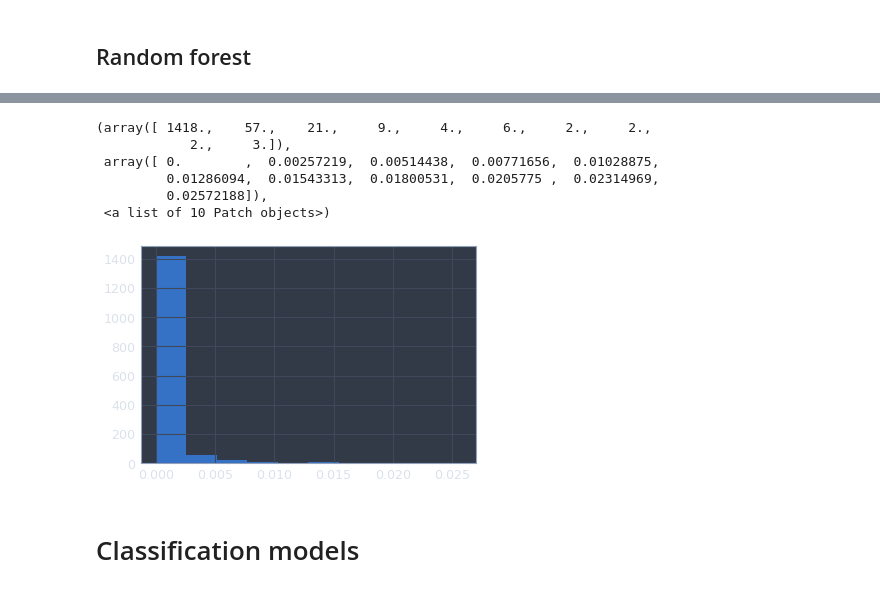
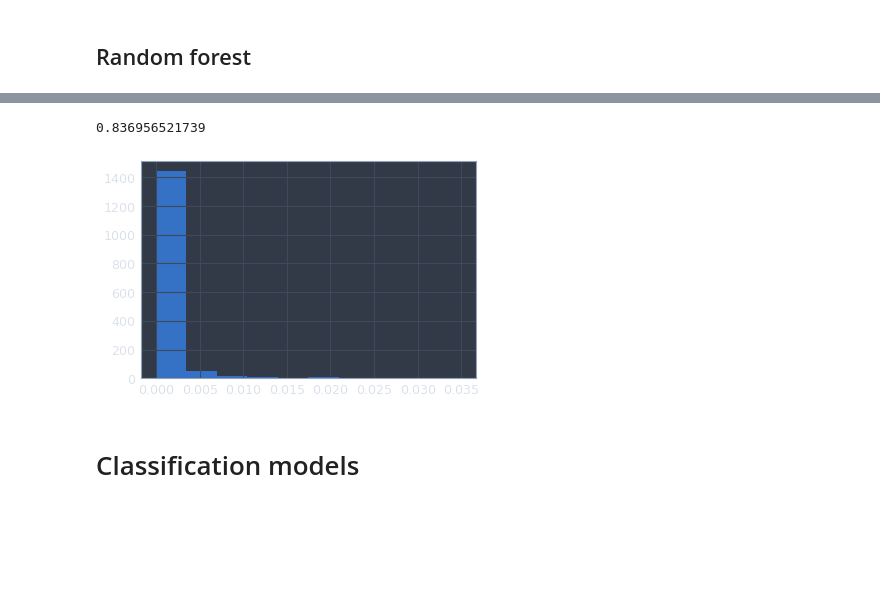
Before and after one commit to yurijvolkov/insilico, a Jupyter notebook: Main.ipynb, the cells around one changed output, grey strips where cells are left out. Cells and saved outputs as stored; diff of their text form; code cells hidden in the pictures; blank space fills up the shorter version.

```diff
--- a/Main.ipynb
+++ b/Main.ipynb
@@ -327,13 +327,48 @@ mtcs.accuracy_score(test_y, est.predict(test_X))
-# %%
-plt.hist(est.feature_importances_)
-# %% [output]
-(array([ 1418.,    57.,    21.,     9.,     4.,     6.,     2.,     2.,
-            2.,     3.]),
- array([ 0.        ,  0.00257219,  0.00514438,  0.00771656,  0.01028875,
-         0.01286094,  0.01543313,  0.01800531,  0.0205775 ,  0.02314969,
-         0.02572188]),
- <a list of 10 Patch objects>)
-[figure, removed]
+# %%
+class RandomForestFS(BaseEstimator):
+    def __init__(self, N=None):
+        self.N = N
+        self.est = ens.RandomForestClassifier()
+
+
+    def fit(self, X, y):
+        self.est.fit(X, y)
+        self.features = X.columns
+
+        return self
+
+
+    def transform(self, X, N=None):
+        if N:
+            features = self.select_most_important_ftrs(N)
+        else:
+            features = self.select_most_important_ftrs(self.N)
+
+        return X[features]
+
+
+    def predict(self, X):
+        return self.est.predict(X)
+
+
+    @property
+    def feature_importances_(self):
+        return self.est.feature_importances_
+
+
+    def select_most_important_ftrs(self, N):
+        feature_weight = sorted( zip(self.est.feature_importances_,
+                                     self.features),
+                                 key=lambda x: x[0])
+        return list(map(lambda x: x[1], feature_weight[-N:]))
+# %%
+est = RandomForestFS();
+est.fit(train_X, train_y);
+print(mtcs.accuracy_score(test_y, est.predict(test_X)))
+plt.hist(est.feature_importances_);
+# %% [output]
+0.836956521739
+[figure, added]
 # %% [markdown]
 # Classification models
 # %% [markdown]
```
Also changed, not shown: parts of 16 cells of this notebook.
